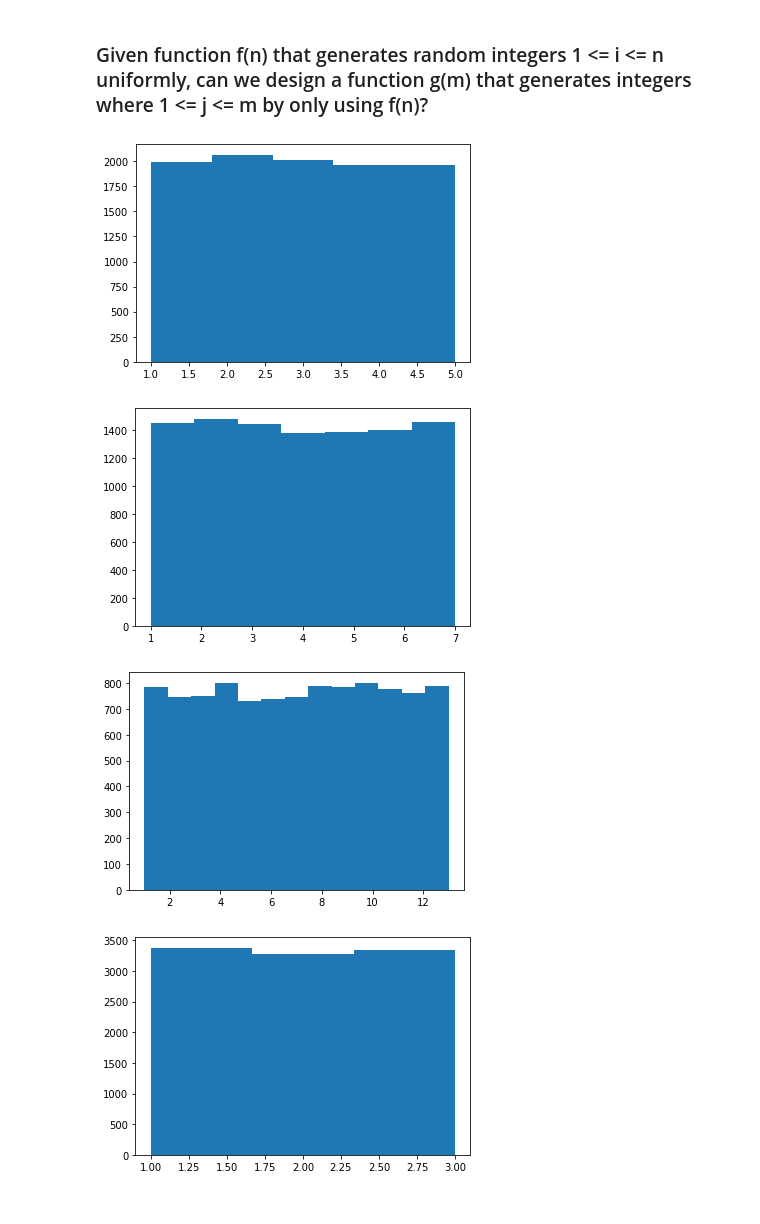
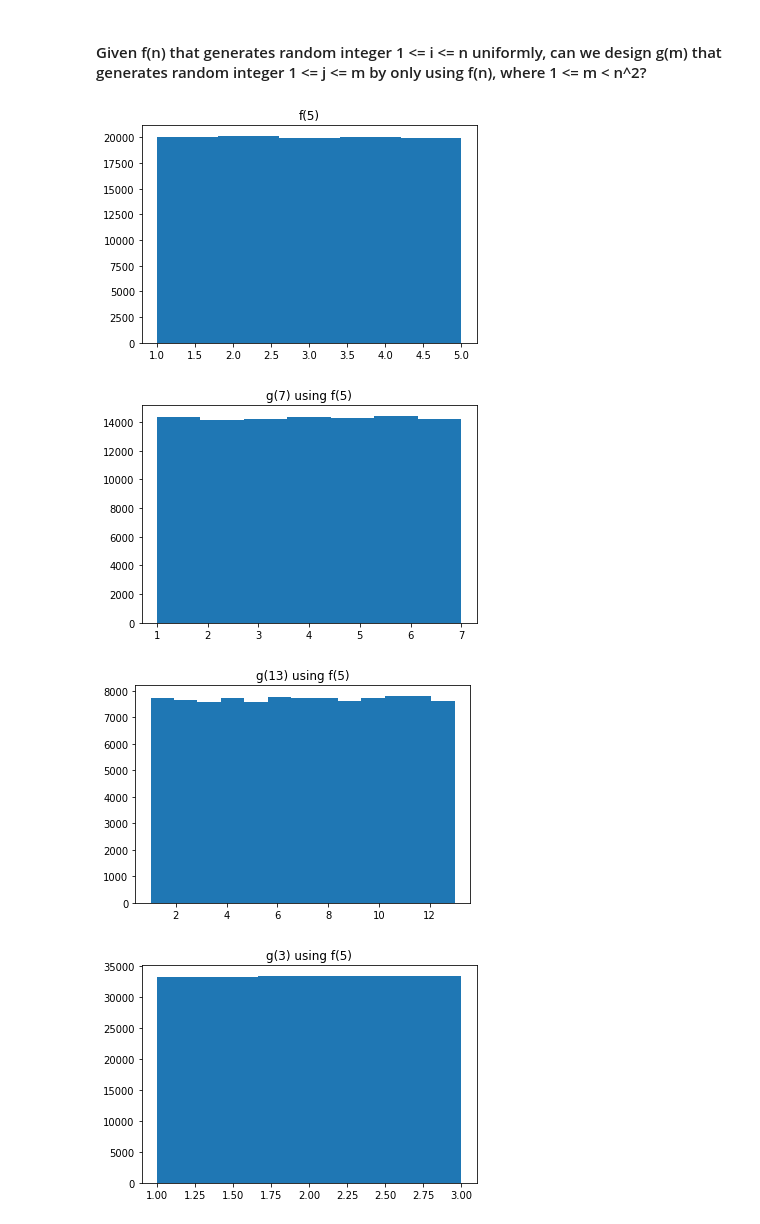
Before and after one commit to lizhaoliu/RandomCollection, a Jupyter notebook: stats/randint_generator.ipynb, the cells around one changed output. Saved outputs shown, nothing was run; the diff lists cells and outputs as text; code cells hidden in the pictures.

```diff
--- a/stats/randint_generator.ipynb
+++ b/stats/randint_generator.ipynb
@@ -1,2 +1,2 @@
 # %% [markdown]
-### Given function f(n) that generates random integers 1 <= i <= n uniformly, can we design a function g(m) that generates integers where 1 <= j <= m by only using f(n)?
+#### Given f(n) that generates random integer 1 <= i <= n uniformly, can we design g(m) that generates random integer 1 <= j <= m by only using f(n), where 1 <= m < n^2?
@@ -19,27 +29,21 @@ def g(m: int, n: int) -> int:
 # %%
 import matplotlib.pyplot as plt
 
+NUM_SAMPLES = 100000
+
 n = 5
-x = [f(n) for _ in range(10000)]
+x = [f(n) for _ in range(NUM_SAMPLES)]
+plt.title('f({})'.format(n))
 plt.hist(x, bins=n)
 plt.show()
 
-m = 7
-x = [g(m, n) for _ in range(10000)]
-plt.hist(x, bins=m)
-plt.show()
-
-m = 13
-x = [g(m, n) for _ in range(10000)]
-plt.hist(x, bins=m)
-plt.show()
-
-m = 3
-x = [g(m, n) for _ in range(10000)]
-plt.hist(x, bins=m)
-plt.show()
+for m in [7, 13, 3, 24]:
+    x = [g(m, n) for _ in range(NUM_SAMPLES)]
+    plt.title('g({}) using f({})'.format(m, n))
+    plt.hist(x, bins=m)
+    plt.show()
 # %% [output]
-[figure, old version]
+[figure, new version]
-[figure, old version]
+[figure, new version]
-[figure, old version]
+[figure, new version]
-[figure, old version]
+[figure, new version]
```
Also changed, not shown: parts of 3 cells of this notebook.
